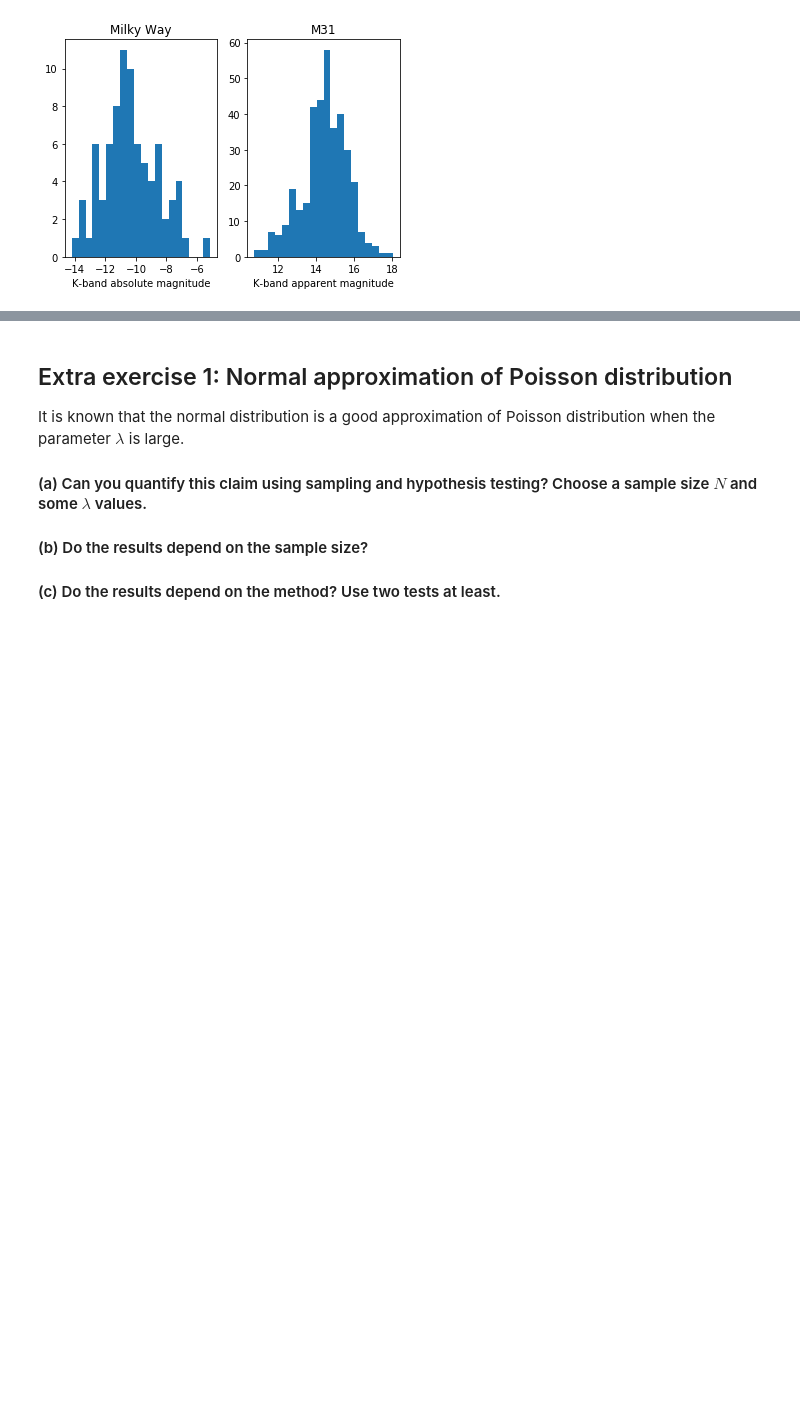
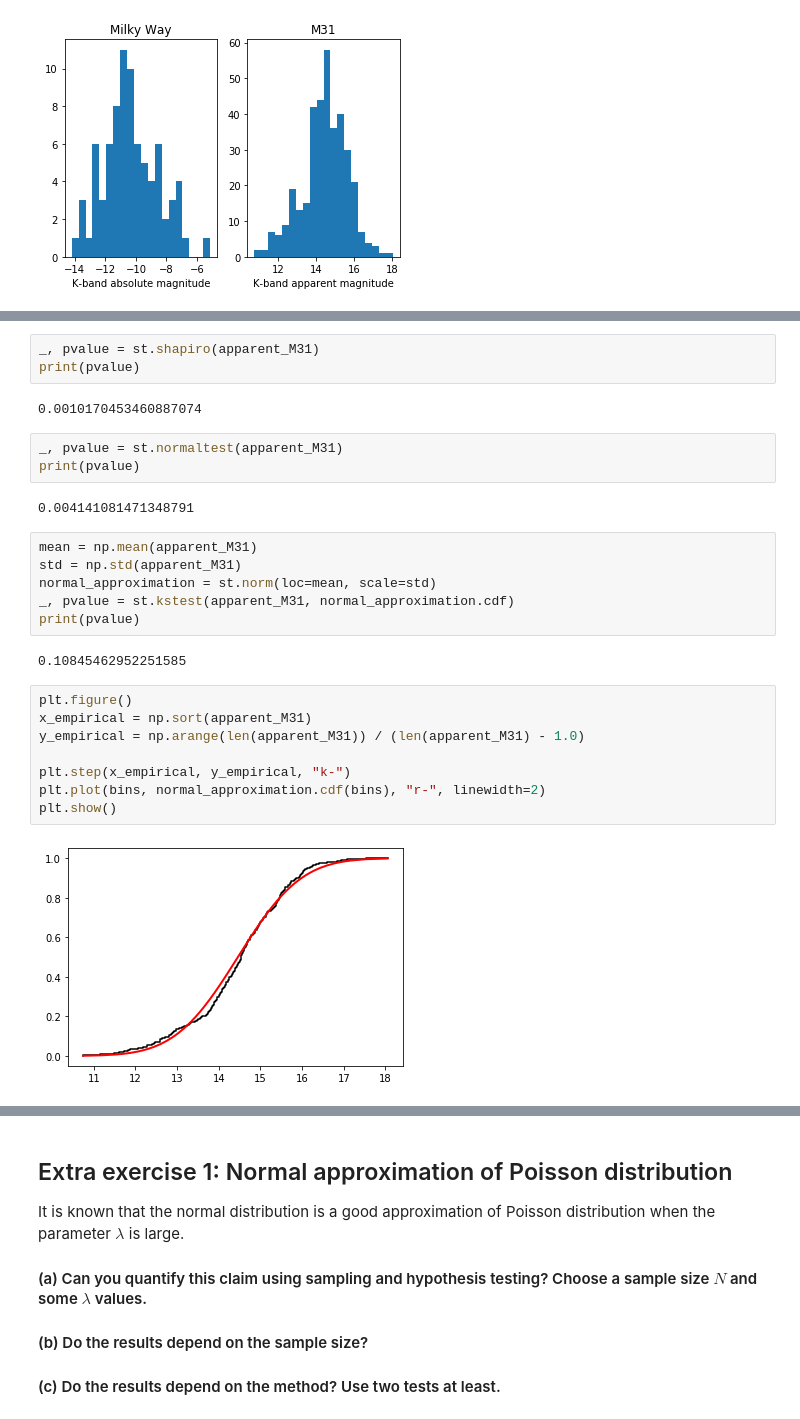
Before and after one commit to astrostatistics-in-crete/2019_summer_school, a Jupyter notebook: Hypothesis/hypothesis_W.ipynb, the cells around one changed output, grey strips where cells are left out. Saved outputs shown, nothing was run; the diff lists cells and outputs as text; blank space fills up the shorter version.

```diff
--- a/Hypothesis/hypothesis_W.ipynb
+++ b/Hypothesis/hypothesis_W.ipynb
@@ -26,0 +33,28 @@ plt.show()
+# %%
+_, pvalue = st.shapiro(apparent_M31)
+print(pvalue)
+# %% [output]
+0.0010170453460887074
+# %%
+_, pvalue = st.normaltest(apparent_M31)
+print(pvalue)
+# %% [output]
+0.004141081471348791
+# %%
+mean = np.mean(apparent_M31)
+std = np.std(apparent_M31)
+normal_approximation = st.norm(loc=mean, scale=std)
+_, pvalue = st.kstest(apparent_M31, normal_approximation.cdf)
+print(pvalue)
+# %% [output]
+0.10845462952251585
+# %%
+plt.figure()
+x_empirical = np.sort(apparent_M31)
+y_empirical = np.arange(len(apparent_M31)) / (len(apparent_M31) - 1.0)
+
+plt.step(x_empirical, y_empirical, "k-")
+plt.plot(bins, normal_approximation.cdf(bins), "r-", linewidth=2)
+plt.show()
+# %% [output]
+[figure, added]
```
Also changed, not shown: parts of 14 cells of this notebook, 1 other file.
